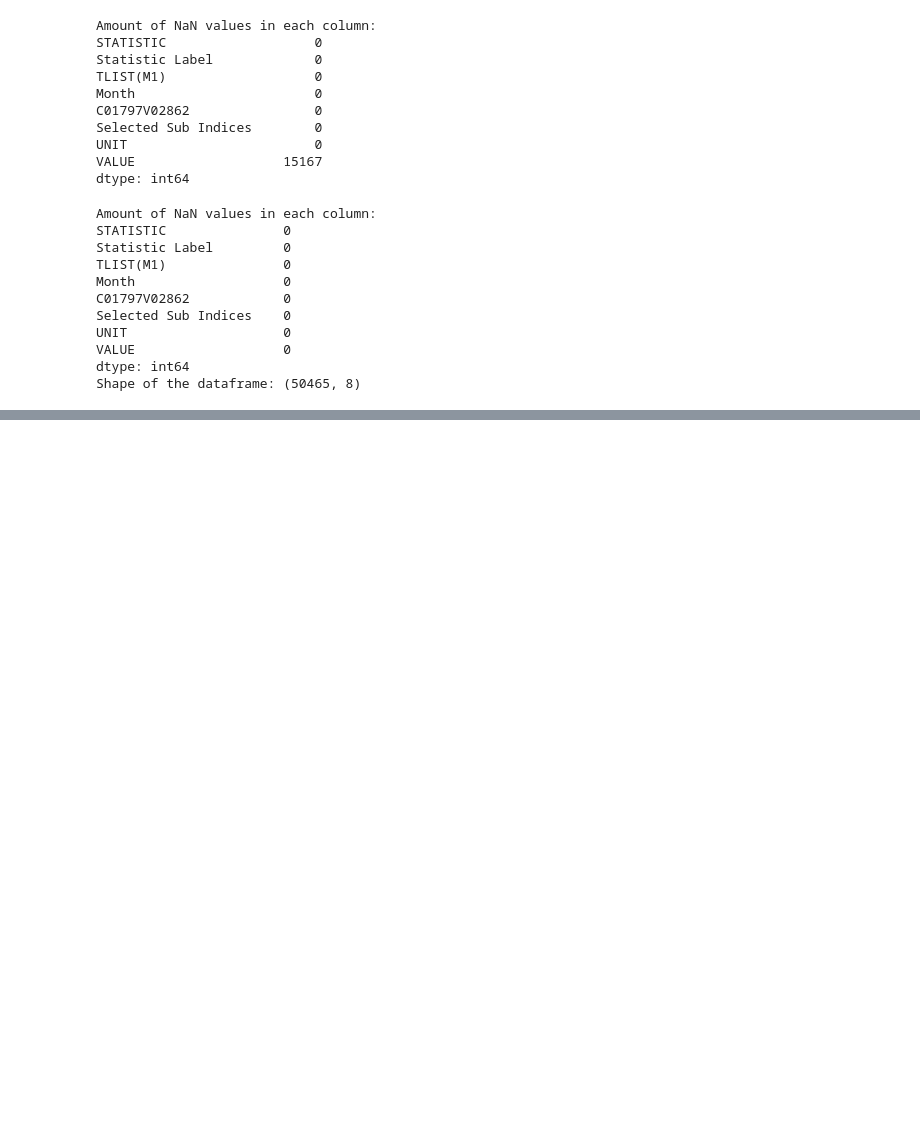
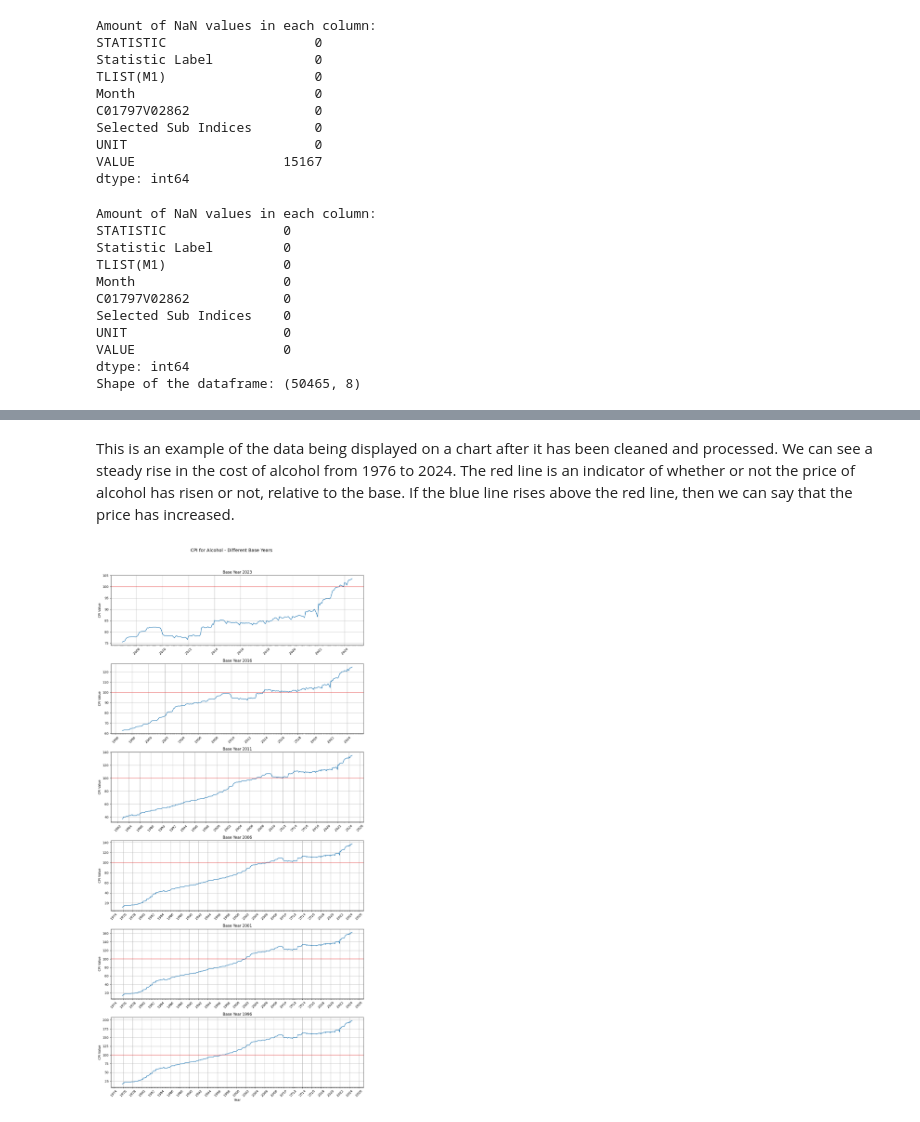
Before and after one commit to thestevenlol/DataSciML, a Jupyter notebook: cpi/main.ipynb, the cells around one changed output, grey strips where cells are left out. Drawn from its saved outputs; the diff is of its cells as text; code cells hidden in the pictures; blank space fills up the shorter version.

```diff
--- a/cpi/main.ipynb
+++ b/cpi/main.ipynb
@@ -191,0 +176,52 @@ month_2026 = filtered_alcohol_data['Month'].max() + 1
+# %% [markdown]
+This is an example of the data being displayed on a chart after it has been cleaned and processed. We can see a steady rise in the cost of alcohol from 1976 to 2024. The red line is an indicator of whether or not the price of alcohol has risen or not, relative to the base. If the blue line rises above the red line, then we can say that the price has increased.
+# %%
+import matplotlib.pyplot as plt
+import matplotlib.dates as mdates
+import pandas as pd
+
+# Calculate number of subplots needed
+n_plots = len(filtered_dataframes)
+
+# Create figure and subplots - make it tall enough to accommodate all plots
+fig, axes = plt.subplots(n_plots, 1, figsize=(12, 4*n_plots))
+
+# Plot each dataframe in its own subplot
+for (base_year, df), ax in zip(filtered_dataframes.items(), axes):
+    # Convert Month to datetime if not already
+    df.loc[:, 'Month'] = pd.to_datetime(df['Month'], format='%Y-%m')
+
+    # Plot the data
+    ax.plot(df['Month'], df['VALUE'])
+
+    # Add horizontal red line at y=100
+    ax.axhline(y=100, color='red', linestyle='-', alpha=0.5)
+
+    # Set major ticks for every 2 years
+    ax.xaxis.set_major_locator(mdates.YearLocator(2))
+    ax.xaxis.set_minor_locator(mdates.MonthLocator())
+    ax.xaxis.set_major_formatter(mdates.DateFormatter('%Y'))
+
+    # Rotate x-axis labels
+    ax.tick_params(axis='x', rotation=45)
+
+    # Add grid
+    ax.grid(True)
+
+    # Add title for each subplot
+    ax.set_title(f'Base Year {base_year}')
+
+    # Add y-label
+    ax.set_ylabel('CPI Value')
+
+# Add x-label only to bottom subplot
+axes[-1].set_xlabel('Year')
+
+# Add overall title
+fig.suptitle('CPI for Alcohol - Different Base Years', y=1.02, fontsize=14)
+
+# Adjust layout to prevent overlap
+plt.tight_layout()
+plt.show()
+# %% [output]
+[figure, added]
```
Also changed, not shown: parts of 17 cells of this notebook, 1 other file.
